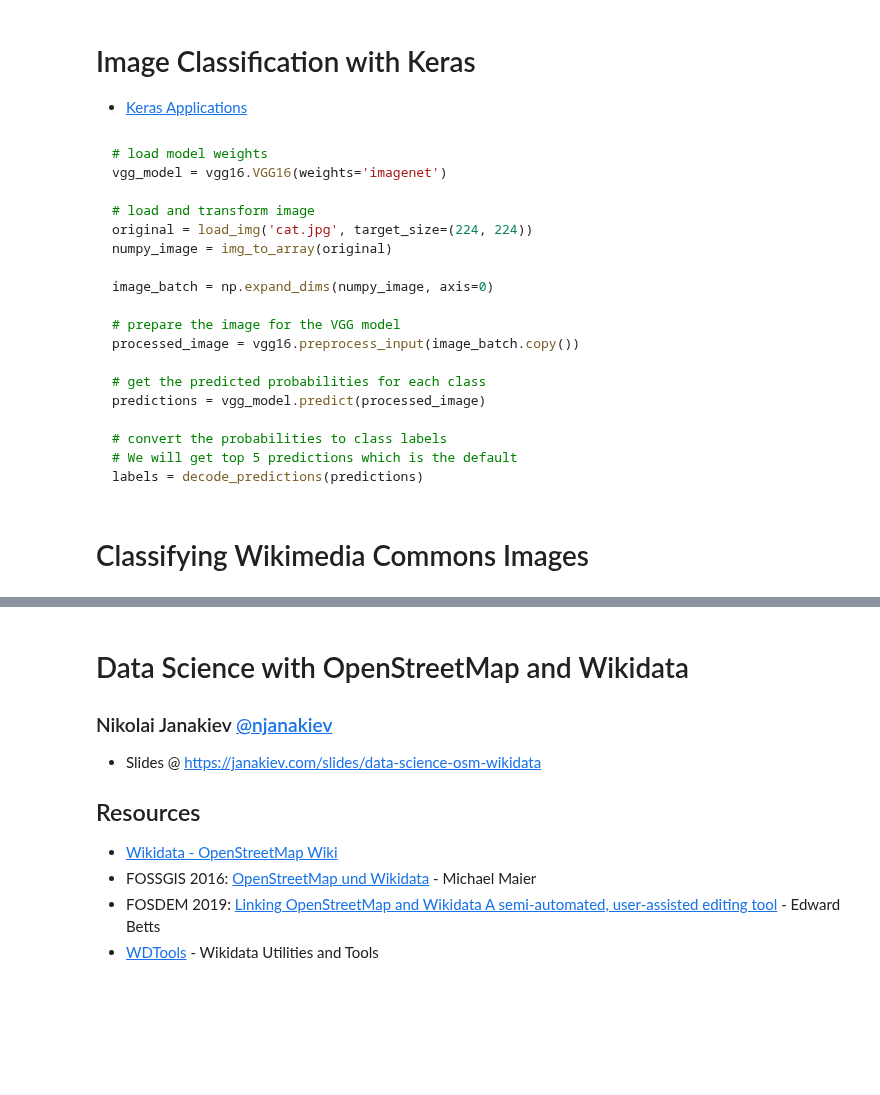
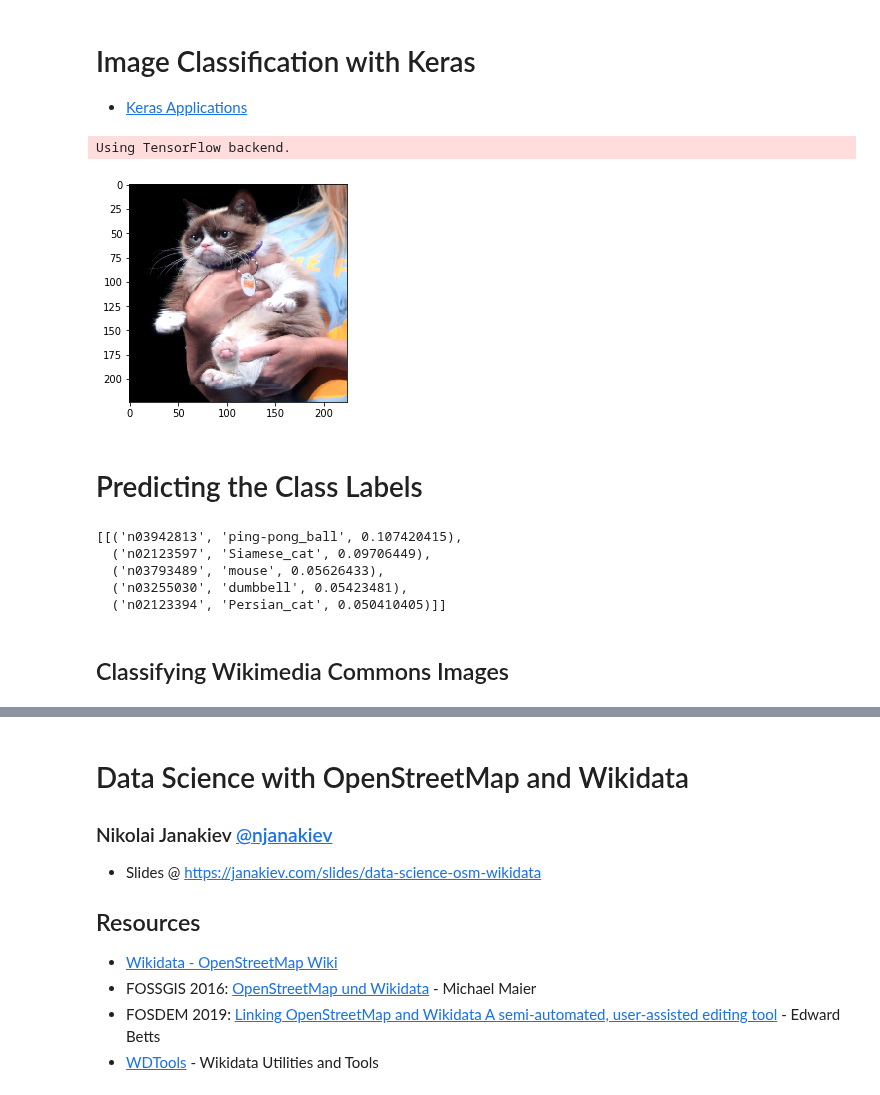
Before and after one commit to njanakiev/slides, a Jupyter notebook: data-science-osm-wikidata/slides.ipynb, the cells around one changed output, grey strips where cells are left out. Saved outputs shown, nothing was run; the diff lists cells and outputs as text; code cells hidden in the pictures; blank space fills up the shorter version.

````diff
--- a/data-science-osm-wikidata/slides.ipynb
+++ b/data-science-osm-wikidata/slides.ipynb
@@ -170,24 +243,3 @@ wp-embed.min.js
 # Image Classification with Keras
 
 - [Keras Applications](https://keras.io/applications/)
-# %% [markdown]
-```python
-# load model weights
-vgg_model = vgg16.VGG16(weights='imagenet')
-
-# load and transform image
-original = load_img('cat.jpg', target_size=(224, 224))
-numpy_image = img_to_array(original)
-
-image_batch = np.expand_dims(numpy_image, axis=0)
-
-# prepare the image for the VGG model
-processed_image = vgg16.preprocess_input(image_batch.copy())
-
-# get the predicted probabilities for each class
-predictions = vgg_model.predict(processed_image)
-
-# convert the probabilities to class labels
-# We will get top 5 predictions which is the default
-labels = decode_predictions(predictions)
-```
@@ -194,5 +249,43 @@ labels = decode_predictions(predictions)
+# %%
+import numpy as np
+import matplotlib.pyplot as plt
+from keras.applications import vgg16
+from keras.preprocessing.image import load_img, img_to_array
+
+# load model weights
+vgg_model = vgg16.VGG16(weights='imagenet')
+
+# load and transform image
+original = load_img('assets/cat.jpg', target_size=(224, 224))
+numpy_image = img_to_array(original)
+image_batch = np.expand_dims(numpy_image, axis=0)
+
+plt.imshow(np.uint8(numpy_image))
+# %% [output]
+Using TensorFlow backend.
+[figure, added]
+# %% [markdown]
+# Predicting the Class Labels
+# %%
+from keras.applications.imagenet_utils import decode_predictions
+
+# prepare the image for the VGG model
+processed_image = vgg16.preprocess_input(image_batch.copy())
+
+# get the predicted probabilities for each class
+predictions = vgg_model.predict(processed_image)
+
+# convert the probabilities to class labels
+labels = decode_predictions(predictions)
+labels
+# %% [output]
+[[('n03942813', 'ping-pong_ball', 0.107420415),
+  ('n02123597', 'Siamese_cat', 0.09706449),
+  ('n03793489', 'mouse', 0.05626433),
+  ('n03255030', 'dumbbell', 0.05423481),
+  ('n02123394', 'Persian_cat', 0.050410405)]]
 # %% [markdown]
-# Classifying Wikimedia Commons Images
+## Classifying Wikimedia Commons Images
 # %% [markdown]
 ![wikidata companies images classification](assets/wikidata_companies_images_classification.png)
 # %% [markdown]
````
Also changed, not shown: parts of 11 cells of this notebook, 5 other files.
